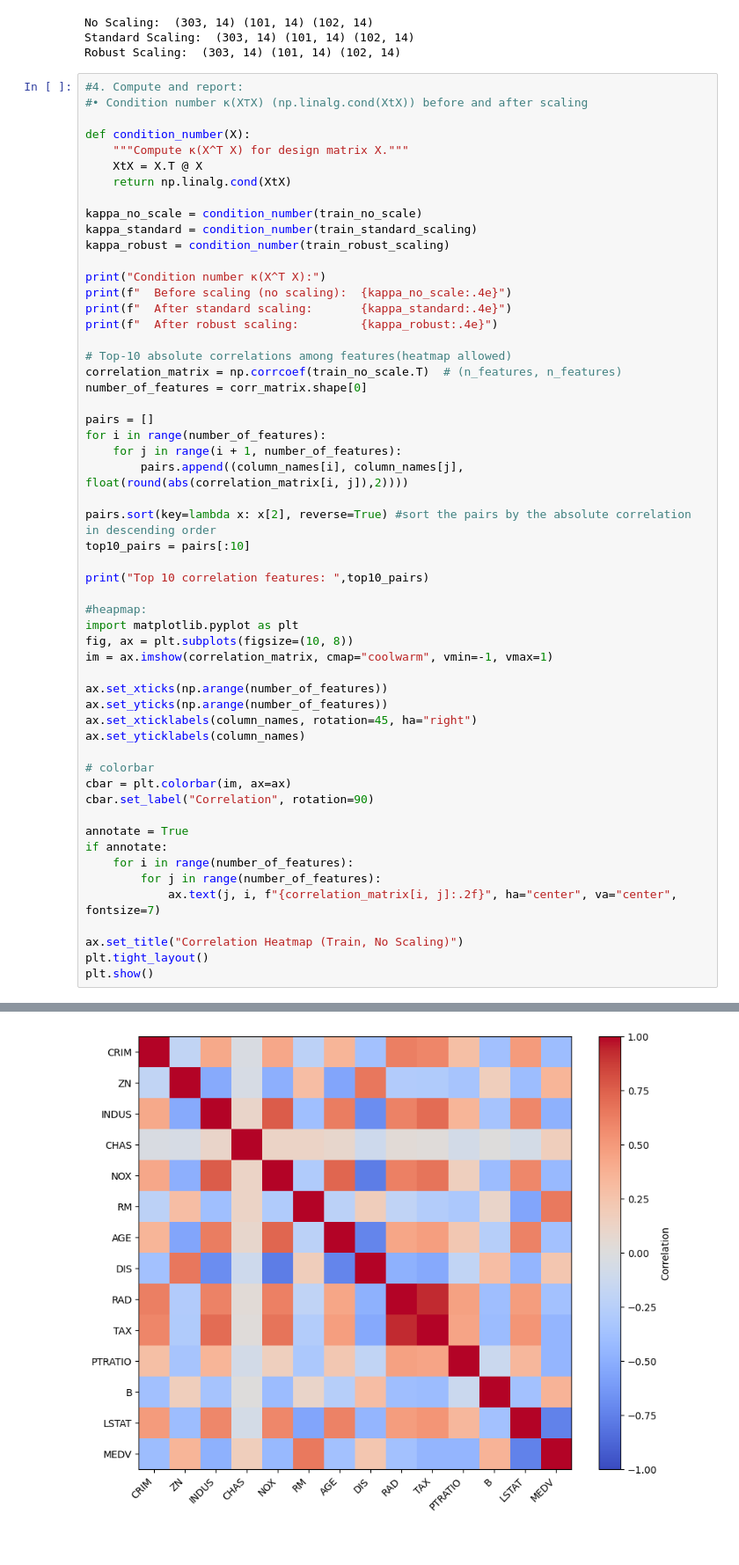
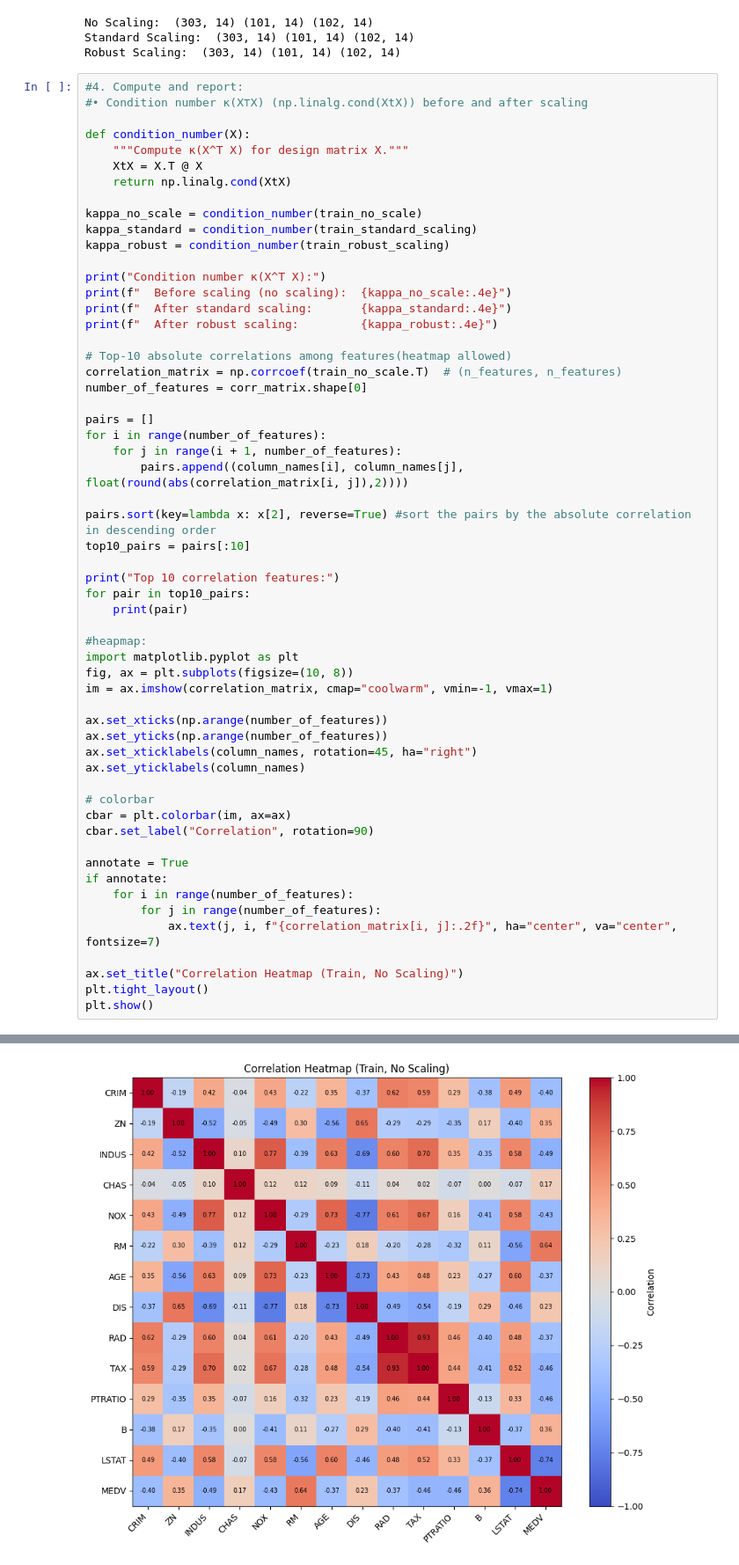
Before and after one commit to XinyaChen0216/Machine-Learning-Regression-Regularization-on-Housing-Data, a Jupyter notebook: assignment2.ipynb, the cells around one changed output, grey strips where cells are left out. Shown at 88% size. Cells and saved outputs as stored; diff of their text form.

Commit message:
update heatmap with values

```diff
--- a/assignment2.ipynb
+++ b/assignment2.ipynb
@@ -164,35 +164,37 @@ for i in range(number_of_features):
 pairs.sort(key=lambda x: x[2], reverse=True) #sort the pairs by the absolute correlation in descending order
 top10_pairs = pairs[:10]
 
-print("Top 10 correlation features: ",top10_pairs)
+print("Top 10 correlation features:")
+for pair in top10_pairs:
+    print(pair)
 
 #heapmap:
 import matplotlib.pyplot as plt
 fig, ax = plt.subplots(figsize=(10, 8))
 im = ax.imshow(correlation_matrix, cmap="coolwarm", vmin=-1, vmax=1)
 
 ax.set_xticks(np.arange(number_of_features))
 ax.set_yticks(np.arange(number_of_features))
 ax.set_xticklabels(column_names, rotation=45, ha="right")
 ax.set_yticklabels(column_names)
 
 # colorbar
 cbar = plt.colorbar(im, ax=ax)
 cbar.set_label("Correlation", rotation=90)
 
 annotate = True
 if annotate:
     for i in range(number_of_features):
         for j in range(number_of_features):
             ax.text(j, i, f"{correlation_matrix[i, j]:.2f}", ha="center", va="center", fontsize=7)
 
 ax.set_title("Correlation Heatmap (Train, No Scaling)")
 plt.tight_layout()
 plt.show()
 # %% [output]
 Condition number κ(X^T X):
   Before scaling (no scaling):  7.2887e+07
   After standard scaling:       1.2544e+02
   After robust scaling:         1.2544e+02
 Top 10 correlation features:  [('RAD', 'TAX', 0.93), ('INDUS', 'NOX', 0.77), ('NOX', 'DIS', 0.77), ('LSTAT', 'MEDV', 0.74), ('NOX', 'AGE', 0.73), ('AGE', 'DIS', 0.73), ('INDUS', 'TAX', 0.7), ('INDUS', ...
-[figure, old version]
+[figure, new version]
```
